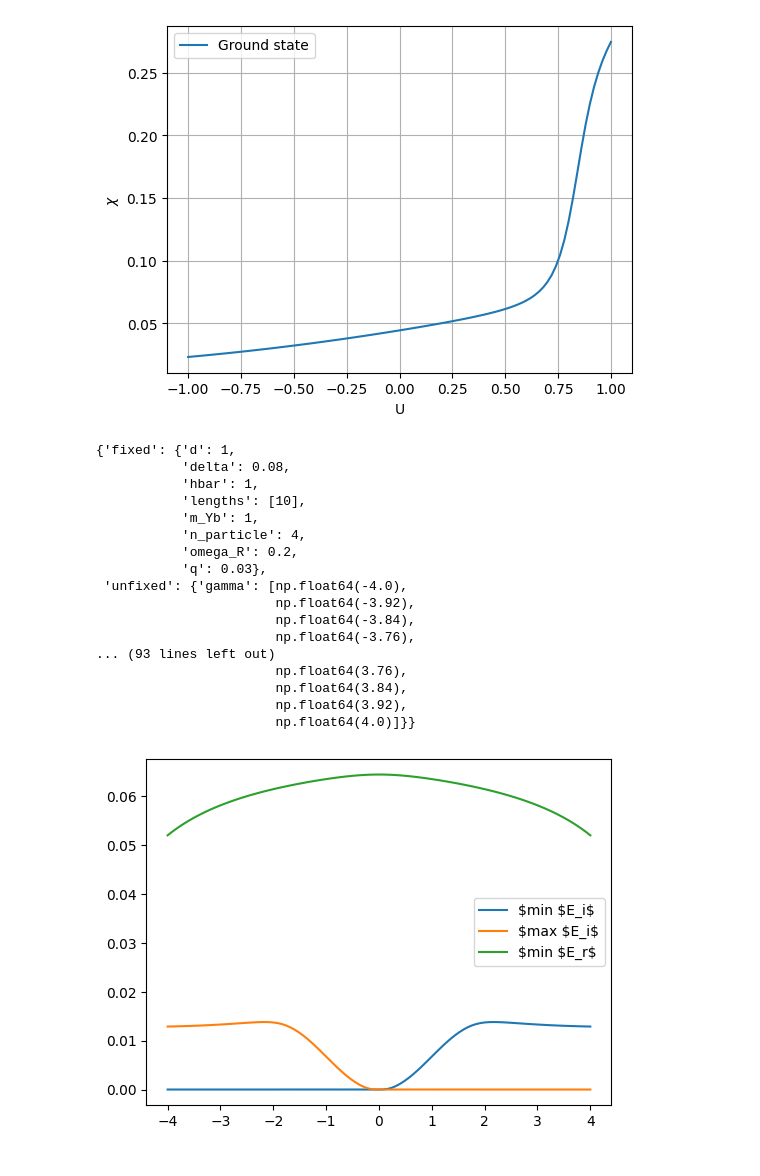
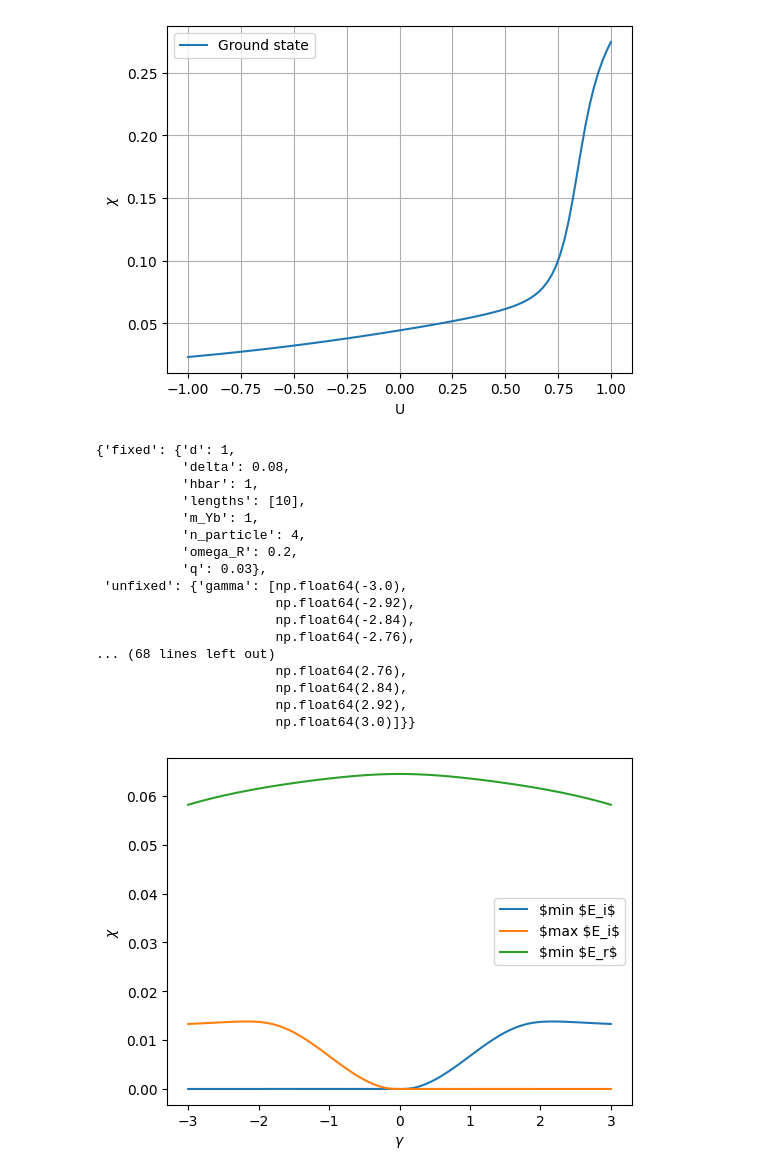
Before and after one commit to pco0511/yb-soc-two-body-loss, a Jupyter notebook: scripts/ed.ipynb, the cells around one changed output. Drawn from its saved outputs; the diff is of its cells as text; code cells hidden in the pictures.

```diff
--- a/scripts/ed.ipynb
+++ b/scripts/ed.ipynb
@@ -386,7 +386,7 @@ plt.show()
 # %% [output]
 [figure]
 # %%
-simulation_name = "dissipative"
+simulation_name = "dissipative-8-4"
 
 data_dir = "/home/pco0511/yb-soc-two-body-loss/data"
 root_path = os.path.join(data_dir, simulation_name)
@@ -411,35 +411,38 @@ pprint(metadata)
            'n_particle': 4,
            'omega_R': 0.2,
            'q': 0.03},
- 'unfixed': {'gamma': [np.float64(-4.0),
-                       np.float64(-3.92),
-                       np.float64(-3.84),
-                       np.float64(-3.76),
-... (93 lines left out)
-                       np.float64(3.76),
-                       np.float64(3.84),
-                       np.float64(3.92),
-                       np.float64(4.0)]}}
+ 'unfixed': {'gamma': [np.float64(-3.0),
+                       np.float64(-2.92),
+                       np.float64(-2.84),
+                       np.float64(-2.76),
+... (68 lines left out)
+                       np.float64(2.76),
+                       np.float64(2.84),
+                       np.float64(2.92),
+                       np.float64(3.0)]}}
 # %%
 gamma = metadata["unfixed"]["gamma"]
 
 min_E_i_sus = np.load(os.path.join(mics_path, "min_E_i_sus.npy"))
 max_E_i_sus = np.load(os.path.join(mics_path, "max_E_i_sus.npy"))
 min_E_r_sus = np.load(os.path.join(mics_path, "min_E_r_sus.npy"))
 
 plt.figure(figsize=(6, 4.5))
 
 center_index = len(gamma) // 2
 min_E_i_sus[center_index] = 0
 max_E_i_sus[center_index] = 0
 
 plt.plot(gamma, min_E_i_sus, label=f"$min $E_i$")
 plt.plot(gamma, max_E_i_sus, label=f"$max $E_i$")
 plt.plot(gamma, min_E_r_sus, label=f"$min $E_r$")
+plt.xlabel("$\\gamma$")
+plt.ylabel("$\\chi$")
+
 
 plt.legend()
 
 plt.show()
 # %% [output]
-[figure, old version]
+[figure, new version]
 # %%
```
Also changed, not shown: parts of 2 cells of this notebook, 4 other files.
